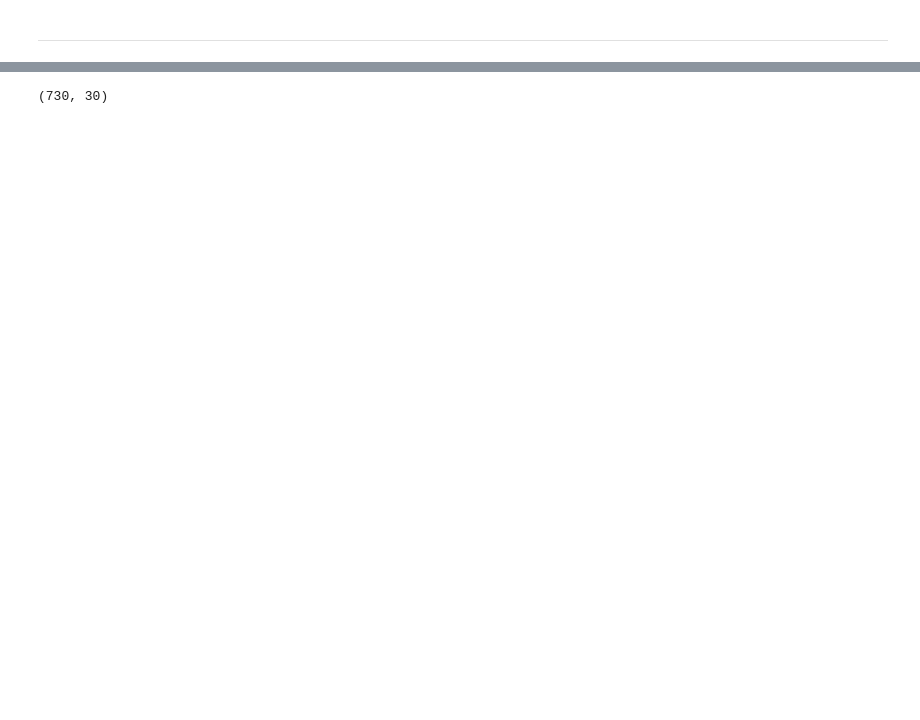
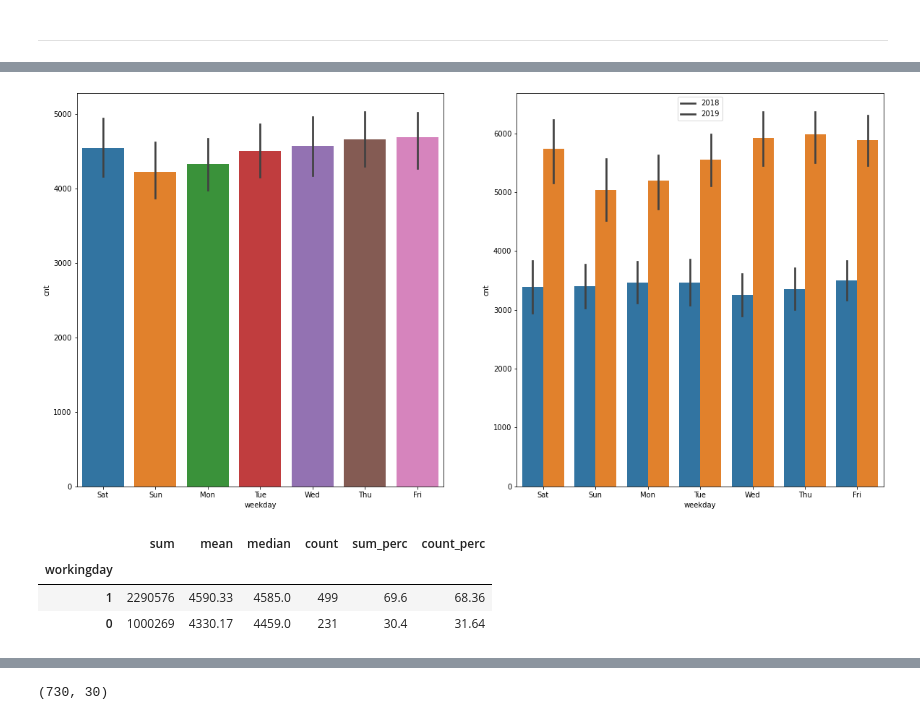
Before and after one commit to 98abhilash/Bike-Sharing-MLR, a Jupyter notebook: linear_regression.ipynb, the cells around one changed output, grey strips where cells are left out. Cells and saved outputs as stored; diff of their text form; code cells hidden in the pictures; blank space fills up the shorter version.

```diff
--- a/linear_regression.ipynb
+++ b/linear_regression.ipynb
@@ -322,0 +382,11 @@ plt.show()
+# %%
+categorical_plot('weekday',20,10)
+# %% [output]
+[figure, added]
+# %%
+categorical_stats('workingday')
+# %% [output]
+|  | sum | mean | median | count | sum_perc | count_perc |
+| workingday |  |  |  |  |  |  |
+| 1 | 2290576 | 4590.33 | 4585.0 | 499 | 69.6 | 68.36 |
+| 0 | 1000269 | 4330.17 | 4459.0 | 231 | 30.4 | 31.64 |
```
Also changed, not shown: parts of 35 cells of this notebook.
